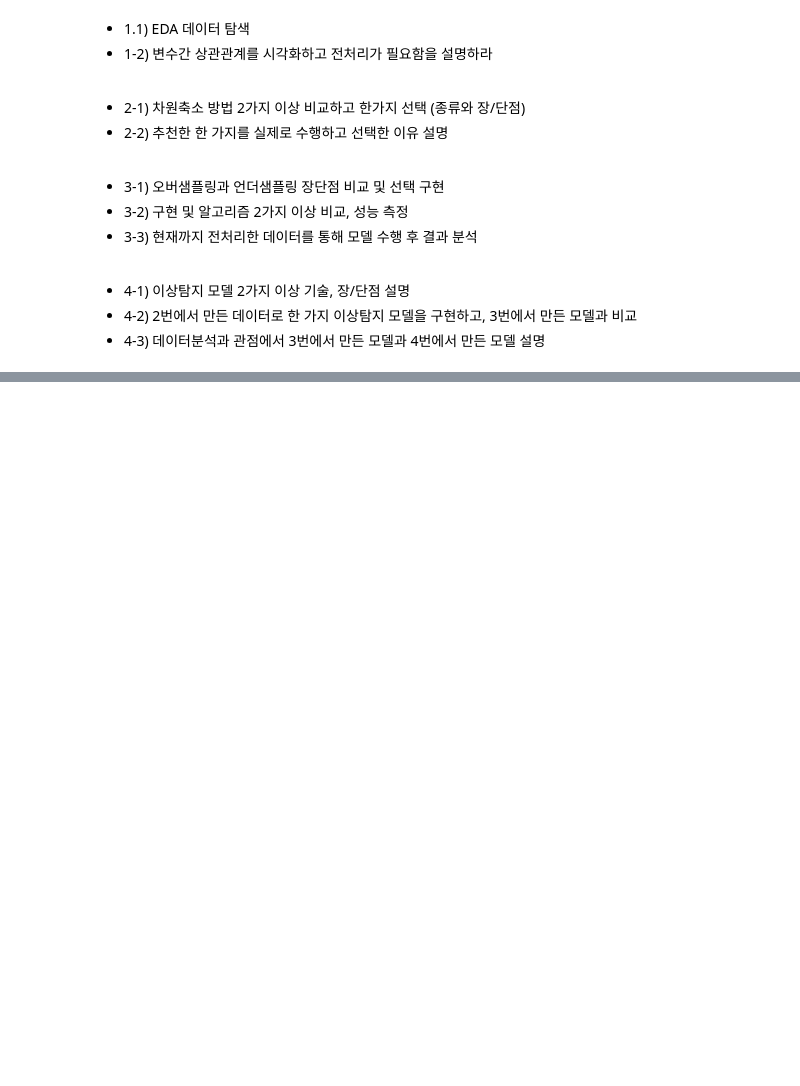
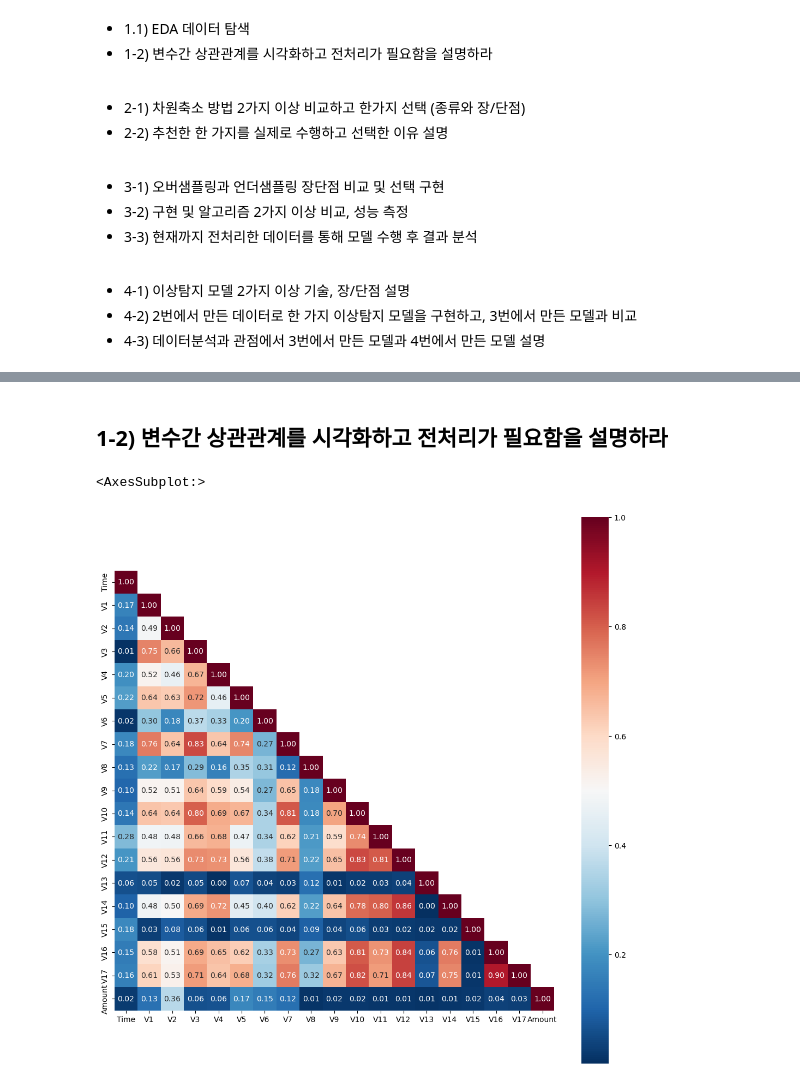
Before and after one commit to Minju-nimm/ADP, a Jupyter notebook: 기출/27회_ML.ipynb, the cells around one changed output, grey strips where cells are left out. Drawn from its saved outputs; the diff is of its cells as text; code cells hidden in the pictures; blank space fills up the shorter version.

```diff
--- a/기출/27회_ML.ipynb
+++ b/기출/27회_ML.ipynb
@@ -27,0 +196,17 @@
+# %% [markdown]
+## 1-2) 변수간 상관관계를 시각화하고 전처리가 필요함을 설명하라
+# %%
+# 상관관계 시각화 : 히트맵
+plt.figure(figsize=(13, 13))
+
+# corr matrix 생성
+corr_matrix = df.drop(['Class'], axis=1).corr().abs() # .abs() 절댓값 기준
+
+# 상삼각행렬 반환
+up_mask = np.triu(np.ones(corr_matrix.shape), k=1).astype(np.bool_)
+
+sns.heatmap(corr_matrix, mask=up_mask, annot=True,
+            fmt='.2f', square=True, cmap='RdBu_r')
+# %% [output]
+<AxesSubplot:>
+[figure, added]
```
Also changed, not shown: parts of 34 cells of this notebook.
